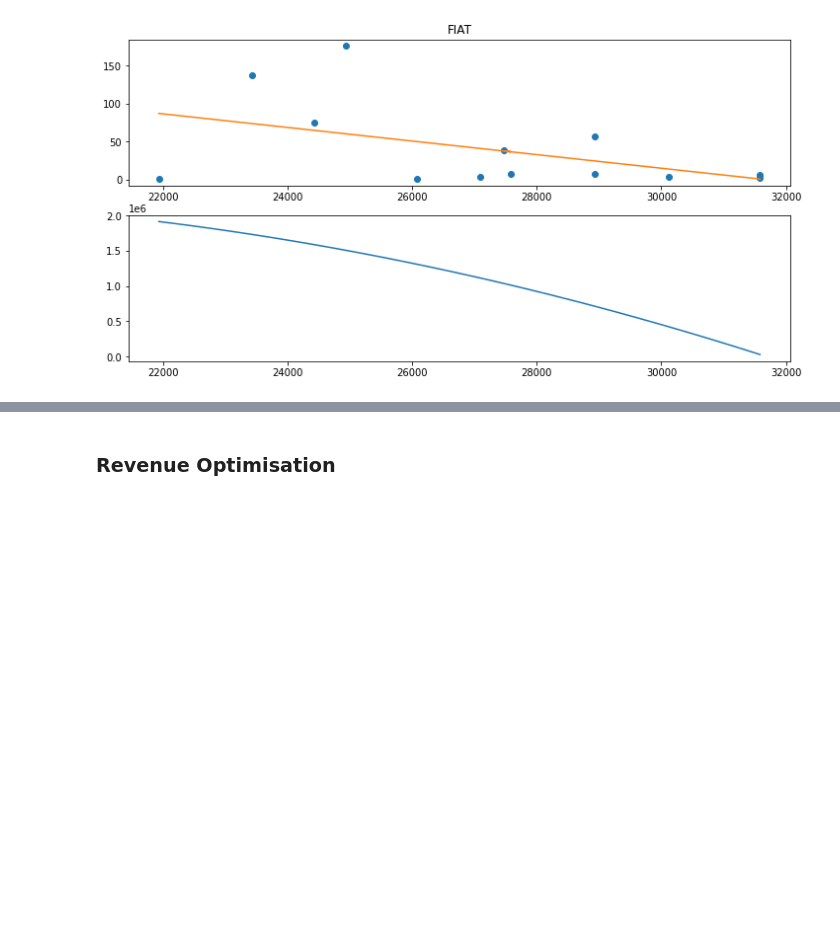
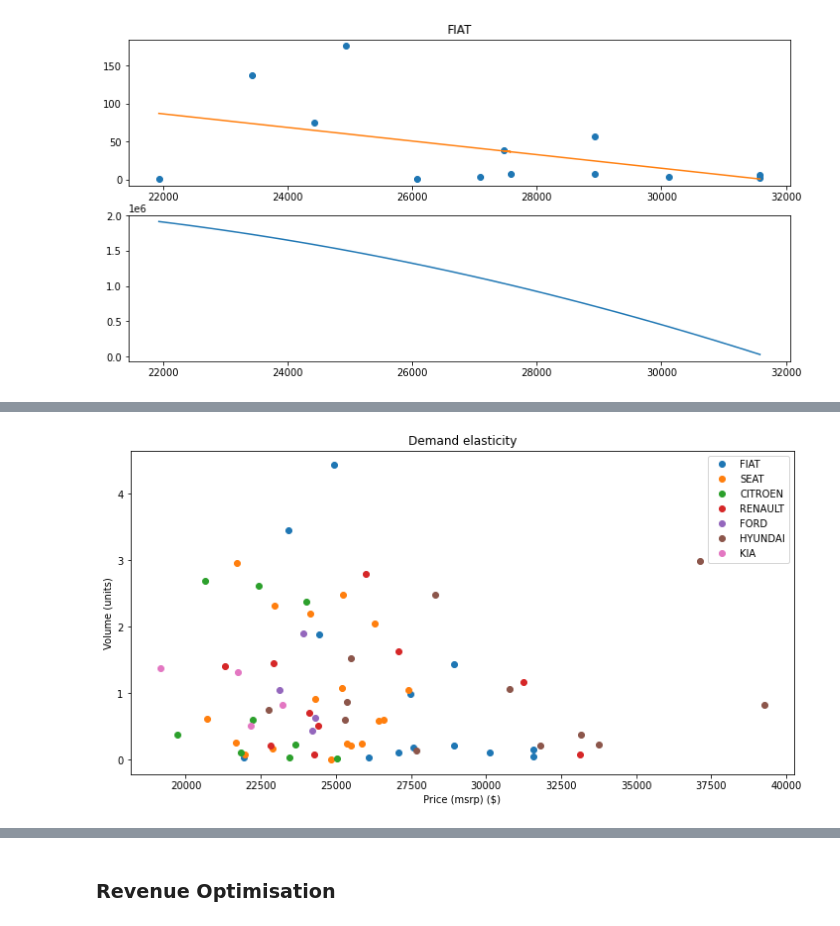
Before and after one commit to unded666/NissanBD, a Jupyter notebook: Notebooks/Nissan.ipynb, the cells around one changed output, grey strips where cells are left out. Cells and saved outputs as stored; diff of their text form; code cells hidden in the pictures; blank space fills up the shorter version.

Commit message:
tested a second brand normalisation method

```diff
--- a/Notebooks/Nissan.ipynb
+++ b/Notebooks/Nissan.ipynb
@@ -1555,0 +1563,12 @@ scj_working
+# %%
+plt.rcParams['figure.figsize'] = (12,6)
+for OEM in scj_working.Brand.unique():
+    temp_df = scj_working[scj_working.Brand == OEM].copy()
+    plt.plot(temp_df.msrp, temp_df.Norm_Volume, 'o', label = OEM)
+plt.title('Demand elasticity')
+plt.ylabel('Volume (units)')
+plt.xlabel('Price (msrp) ($)')
+plt.legend()
+plt.show()
+# %% [output]
+[figure, added]
```
Also changed, not shown: parts of 19 cells of this notebook.
